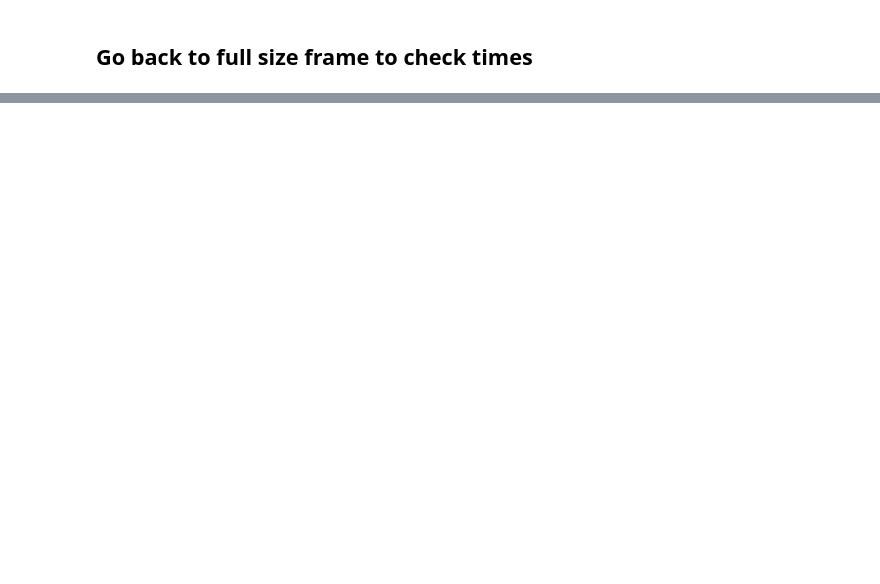
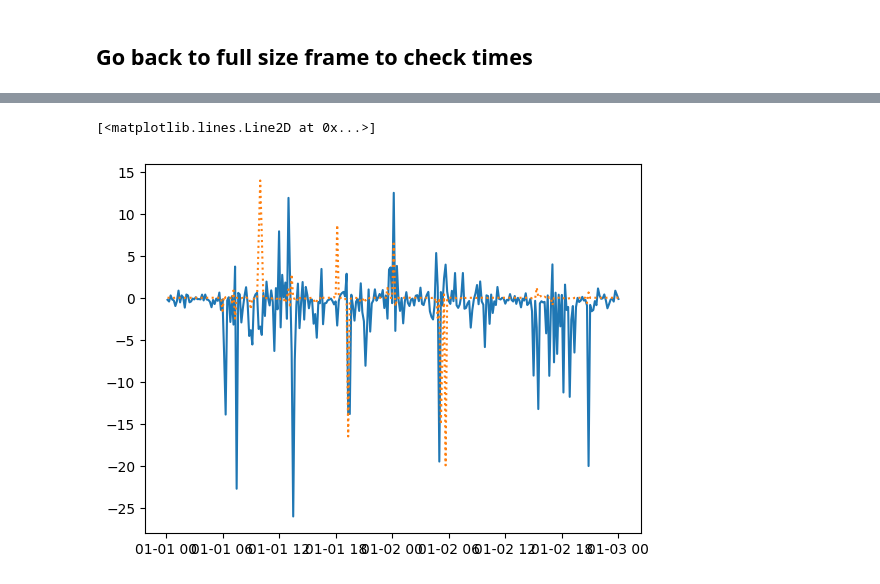
Before and after one commit to NREL/flasc, a Jupyter notebook: flasc/demo_improved_downsample.ipynb, the cells around one changed output, grey strips where cells are left out. Drawn from its saved outputs; the diff is of its cells as text; code cells hidden in the pictures; blank space fills up the shorter version.

```diff
--- a/flasc/demo_improved_downsample.ipynb
+++ b/flasc/demo_improved_downsample.ipynb
@@ -313,5 +491,5 @@ plt.plot(df_new.time, df_new.wd_000_max,'--')
 df = pd.read_feather('../examples/demo_dataset/demo_dataset_scada_60s.ftr')
 # %%
 %%timeit
-top.df_downsample(df,cols_angular,td(seconds=600), calc_median_min_max_std=True)
+df_base = top.df_downsample(df,cols_angular,td(seconds=600), calc_median_min_max_std=True)
 # %% [output]
@@ -319,4 +497,4 @@ top.df_downsample(df,cols_angular,td(seconds=600), calc_median_min_max_std=True)
 # %%
 %%timeit
-df_downsample(df,cols_angular,td(seconds=600), calc_median_min_max_std=True)
+df_new = df_downsample(df,cols_angular,td(seconds=600), calc_median_min_max_std=True)
 # %% [output]
@@ -323,0 +502,3 @@ df_downsample(df,cols_angular,td(seconds=600), calc_median_min_max_std=True)
+# %%
+%%timeit
+df_new2 = df_downsample_alt(df,cols_angular,td(seconds=600), calc_median_min_max_std=True)
@@ -323,0 +507,7 @@ df_downsample(df,cols_angular,td(seconds=600), calc_median_min_max_std=True)
+# %%
+# Alt implementation has lower errors overall
+plt.plot(df_new.time, df_base.wd_000_std.values - df_new.wd_000_std.values)
+plt.plot(df_new2.time, df_base.wd_000_std.values - df_new2.wd_000_std.values, ':')
+# %% [output]
+[<matplotlib.lines.Line2D at 0x...>]
+[figure, added]
```
Also changed, not shown: parts of 17 cells of this notebook.
